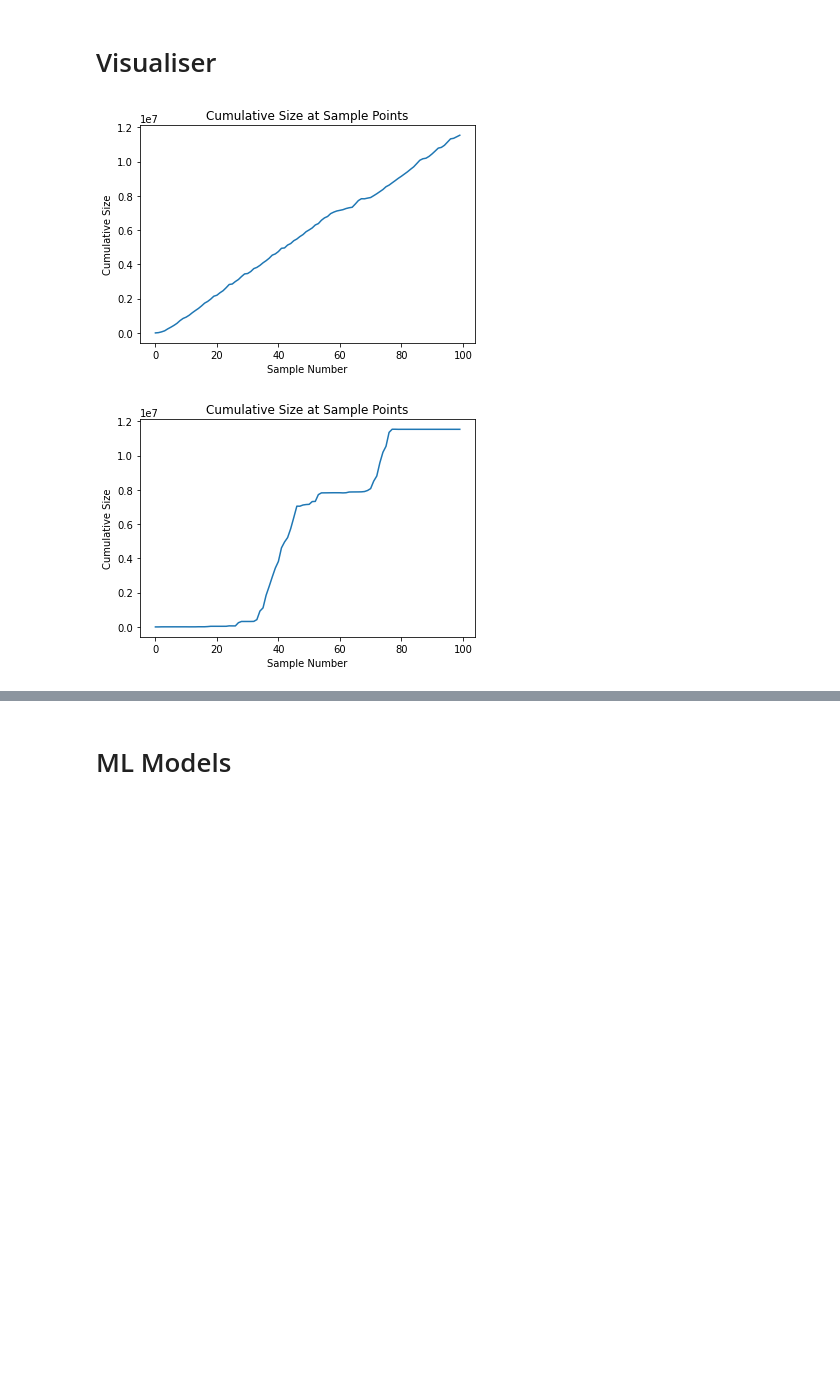
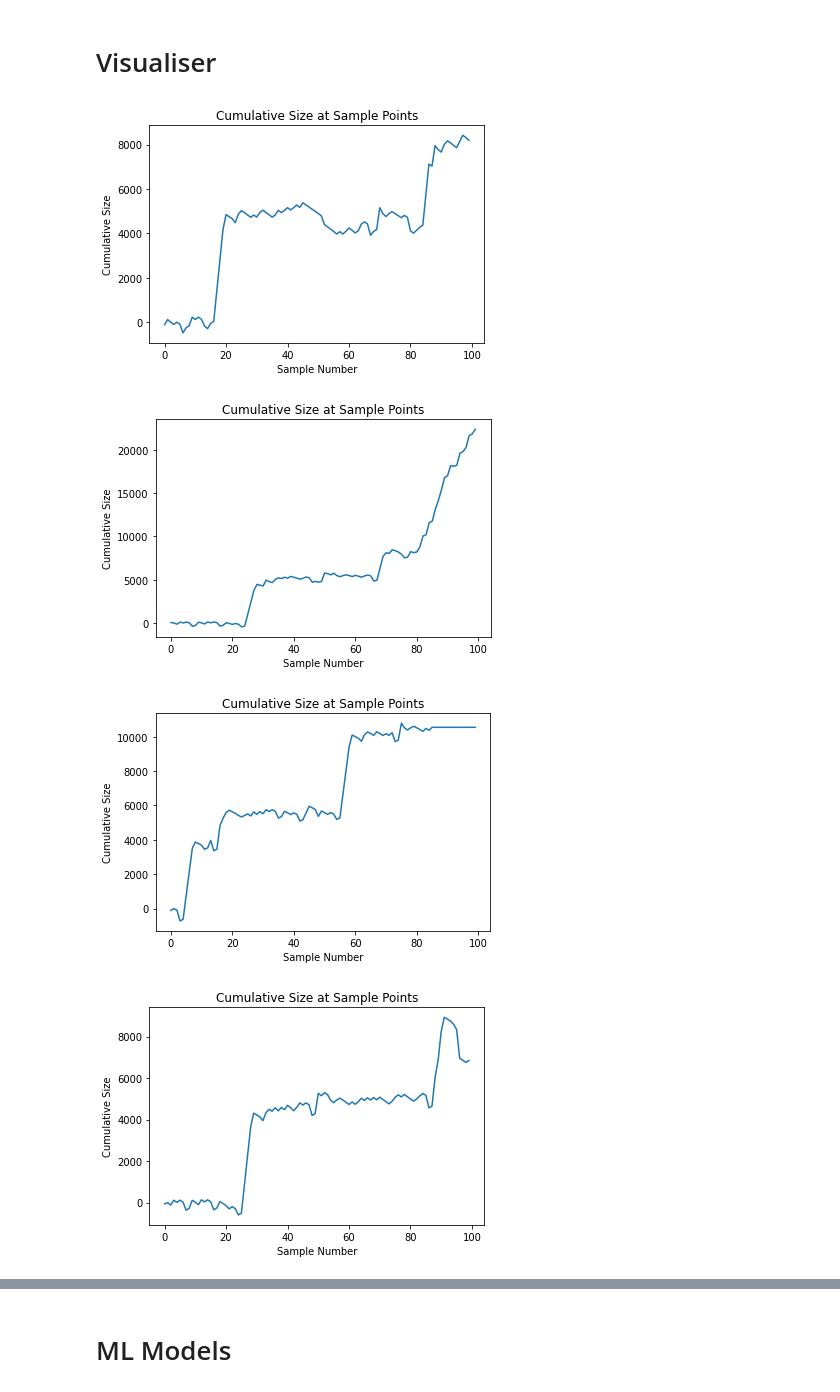
Before and after one commit to mikekuk/VPN_de-anonymiser, a Jupyter notebook: CUMUL.ipynb, the cells around one changed output, grey strips where cells are left out. Cells and saved outputs as stored; diff of their text form; code cells hidden in the pictures; blank space fills up the shorter version.

```diff
--- a/CUMUL.ipynb
+++ b/CUMUL.ipynb
@@ -18,5 +23,5 @@ PCAP_PATH = "pcaps/AWS_4_host/1r1g.com-WFA-winclient-3-102-15-2023_04_03__13_57_
 # %%
-DIR = "pcaps/big_capture"
+DIR = "pcaps/AWS_21k"
 # %%
 
 def is_inbound(packet):
@@ -27,3 +36,24 @@ def is_inbound(packet):
+# %%
+def get_packet_sizes_100(pcap_path):
+
+    # Read the pcap file
+    packets = rdpcap(pcap_path)
+
+    # Initialize the result array
+    packet_sizes = np.zeros(100)
+
+    # Iterate through the first 100 packets
+    for i, packet in enumerate(packets[:100]):
+        # Get the packet size
+        size = packet[IP].len
+
+        # Check if the packet is inbound
+        if is_inbound(packet):
+            packet_sizes[i] += size
+        else:
+            packet_sizes[i] -= size
+
+    return packet_sizes
 # %% [markdown]
 # Pack order based encoder
 # %%
@@ -133,14 +163,14 @@ print(result_array_by_time)
  11536402 11536402 11536402 11536402 11536402 11536402 11536402 11536402
  11536402 11536402 11536402 11536402]
 # %%
-def process_pcaps_in_directory(directory_path):
+def process_pcaps_in_directory(directory_path, function):
     features = []
     labels = []
 
-    for file_name in os.listdir(directory_path):
+    for file_name in tqdm(os.listdir(directory_path)):
         if file_name.endswith('.pcap'):
             pcap_path = os.path.join(directory_path, file_name)
-            pcap_features = analyze_pcap_by_count(pcap_path)
+            pcap_features = function(pcap_path)
             features.append(pcap_features)
 
             label = file_name.split('-')[0]
@@ -151,4 +181,4 @@ def process_pcaps_in_directory(directory_path):
 
     return features_array, labels_array
 # %%
-features, labels = process_pcaps_in_directory(DIR)
+features, labels = process_pcaps_in_directory(DIR, get_packet_sizes_100)
@@ -173,13 +220,11 @@ def plot_encoded_array(encoded_array):
 
     # Display the plot
     plt.show()
-
-# Usage example
-# Assuming the encoded_array variable has already been generated
-plot_encoded_array(result_array_by_count)
-# %% [output]
-[figure, removed]
-# %%
-plot_encoded_array(result_array_by_time)
-# %% [output]
-[figure, removed]
+# %%
+for i in range(5):
+    plot_encoded_array(np.cumsum(features[i]))
+# %% [output]
+[figure, added]
+[figure, added]
+[figure, added]
+[figure, added]
```
Also changed, not shown: parts of 16 cells of this notebook.
